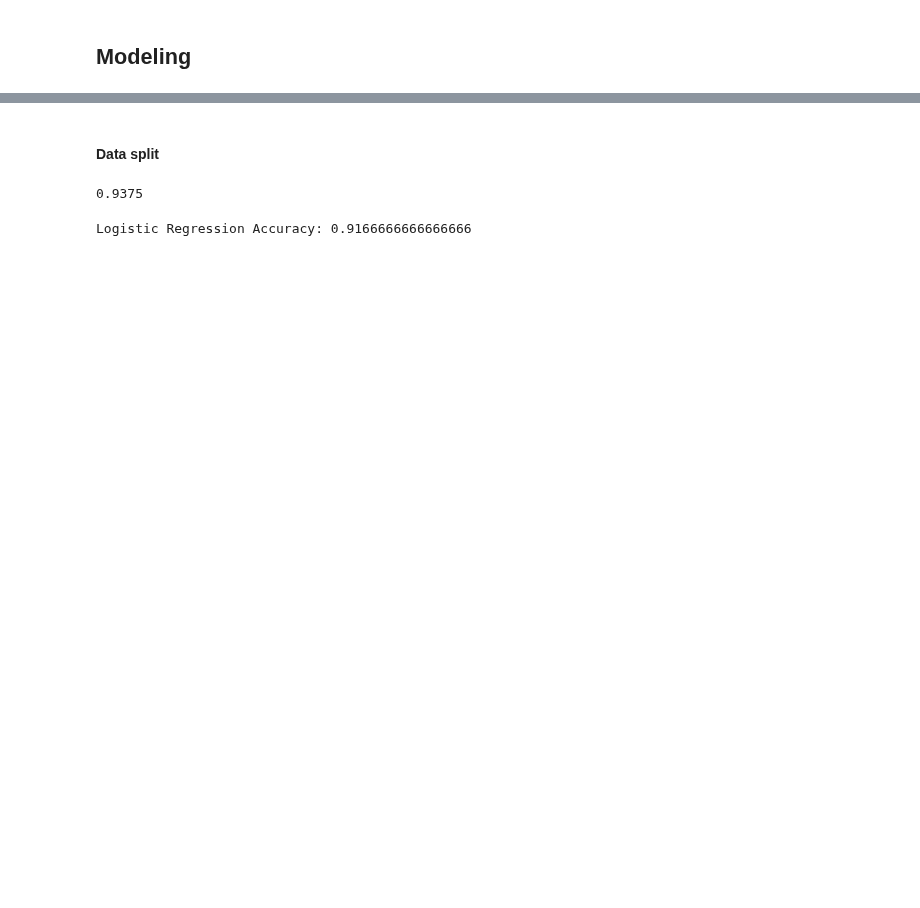
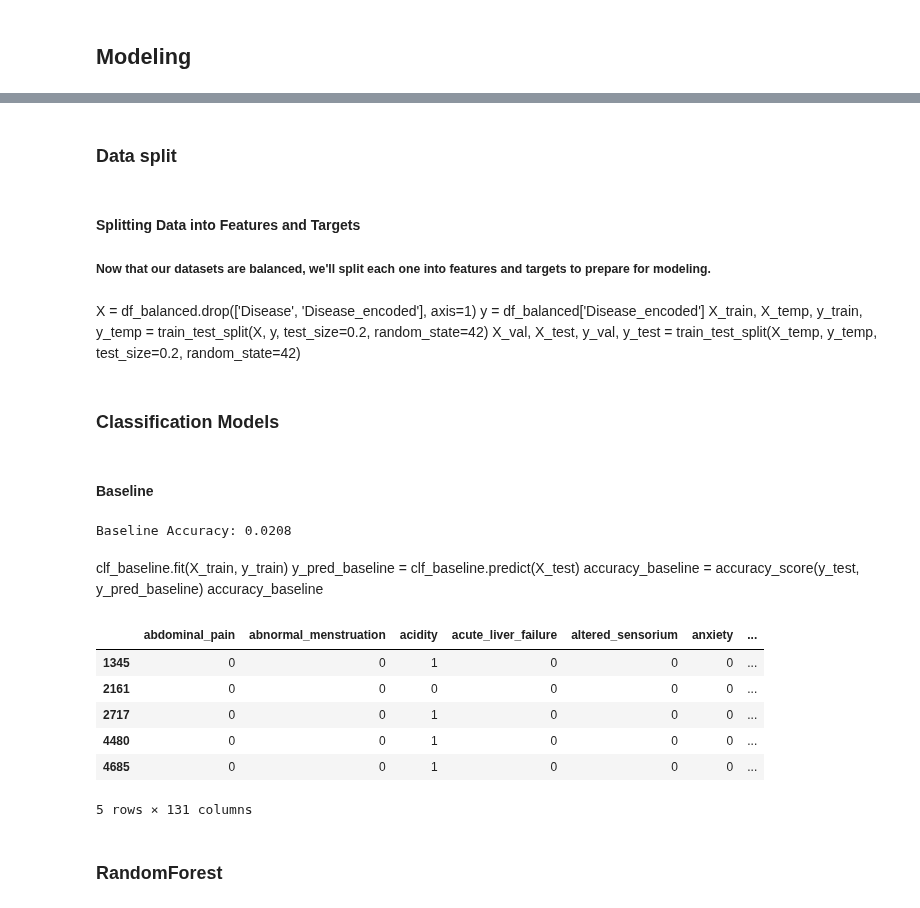
Before and after one commit to disease-outbreak/disease-outbreak, a Jupyter notebook: final_report_symptoms.ipynb, the cells around one changed output, grey strips where cells are left out. Cells and saved outputs as stored; diff of their text form; code cells hidden in the pictures; blank space fills up the shorter version.

```diff
--- a/final_report_symptoms.ipynb
+++ b/final_report_symptoms.ipynb
@@ -267,3 +333,3 @@ df_balanced.head()
 5 rows × 133 columns
 # %% [markdown]
-#### Data split
+### Data split
@@ -274,17 +336,58 @@ X_train, X_test, y_train, y_test = train_test_split(X, y, test_size=0.2, random_
-# %%
-clf = RandomForestClassifier(random_state=42)
-clf.fit(X_train, y_train)
-y_pred = clf.predict(X_test)
-accuracy = accuracy_score(y_test, y_pred)
-print(accuracy)
-# %% [output]
-0.9375
-# %%
-# Logistic Regression
-clf_lr = LogisticRegression(max_iter=10000, random_state=42) # Increase max_iter for convergence
-clf_lr.fit(X_train, y_train)
-y_pred_lr = clf_lr.predict(X_test)
-accuracy_lr = accuracy_score(y_test, y_pred_lr)
-print(f"Logistic Regression Accuracy: {accuracy_lr}")
-# %% [output]
-Logistic Regression Accuracy: 0.9166666666666666
+# %% [markdown]
+#### Splitting Data into Features and Targets
+
+##### Now that our datasets are balanced, we'll split each one into features and targets to prepare for modeling.
+# %%
+# Splitting balanced train dataset
+X_train = train_balanced.drop(['Disease', 'Disease_encoded'], axis=1)
+y_train = train_balanced['Disease_encoded']
+
+# Splitting balanced validation dataset
+X_val = val_balanced.drop(['Disease', 'Disease_encoded'], axis=1)
+y_val = val_balanced['Disease_encoded']
+
+# Splitting balanced test dataset
+X_test = test_balanced.drop(['Disease', 'Disease_encoded'], axis=1)
+y_test = test_balanced['Disease_encoded']
+# %% [markdown]
+X = df_balanced.drop(['Disease', 'Disease_encoded'], axis=1)
+y = df_balanced['Disease_encoded']
+X_train, X_temp, y_train, y_temp = train_test_split(X, y, test_size=0.2, random_state=42)
+X_val, X_test, y_val, y_test = train_test_split(X_temp, y_temp, test_size=0.2, random_state=42)
+# %% [markdown]
+### Classification Models
+# %% [markdown]
+#### Baseline
+# %%
+# Baseline Model
+clf_baseline = DummyClassifier(strategy="most_frequent", random_state=42)
+
+# Train the baseline on the training data
+clf_baseline.fit(X_train, y_train)
+
+# Predict on the validation set
+y_pred_baseline_val = clf_baseline.predict(X_val)
+
+# Compute accuracy on the validation set
+accuracy_baseline = accuracy_score(y_val, y_pred_baseline_val)
+print(f"Baseline Accuracy: {accuracy_baseline:.4f}")
+# %% [output]
+Baseline Accuracy: 0.0208
+# %% [markdown]
+
+clf_baseline.fit(X_train, y_train)
+y_pred_baseline = clf_baseline.predict(X_test)
+accuracy_baseline = accuracy_score(y_test, y_pred_baseline)
+accuracy_baseline
+# %%
+X_train.head()
+# %% [output]
+|  | abdominal_pain | abnormal_menstruation | acidity | acute_liver_failure | altered_sensorium | anxiety | ... |
+| 1345 | 0 | 0 | 1 | 0 | 0 | 0 | ... |
+| 2161 | 0 | 0 | 0 | 0 | 0 | 0 | ... |
+| 2717 | 0 | 0 | 1 | 0 | 0 | 0 | ... |
+| 4480 | 0 | 0 | 1 | 0 | 0 | 0 | ... |
+| 4685 | 0 | 0 | 1 | 0 | 0 | 0 | ... |
+5 rows × 131 columns
+# %% [markdown]
+### RandomForest
```
Also changed, not shown: parts of 54 cells of this notebook.
